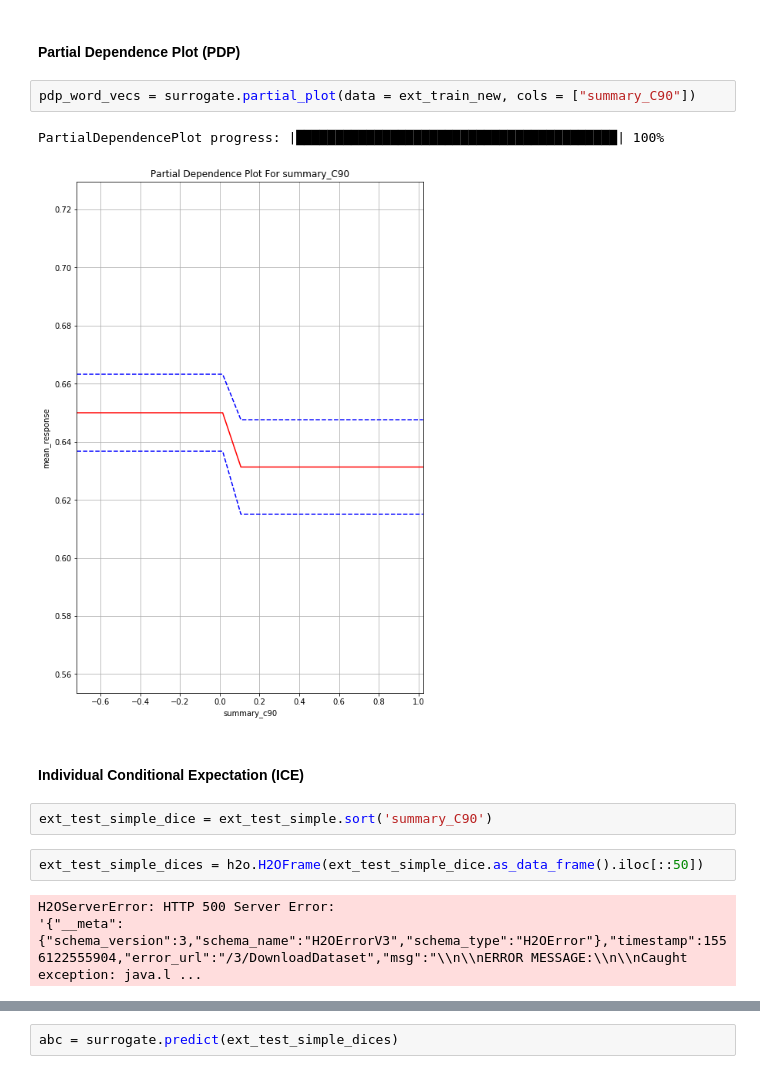
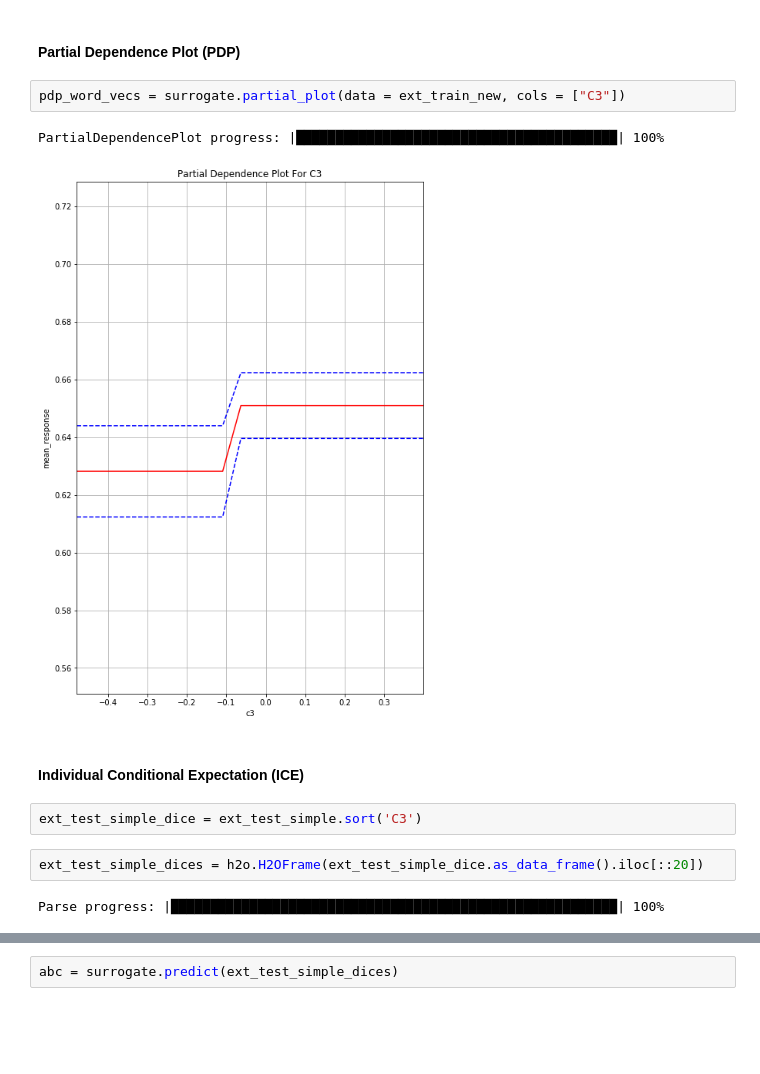
Before and after one commit to MandyMY/AI-Addin, a Jupyter notebook: Final Project.ipynb, the cells around one changed output, grey strips where cells are left out. Cells and saved outputs as stored; diff of their text form; blank space fills up the shorter version.

```diff
--- a/Final Project.ipynb
+++ b/Final Project.ipynb
@@ -378,19 +425,18 @@ surrogate.varimp_plot()
 # %% [markdown]
 #### Partial Dependence Plot (PDP)
 # %%
-pdp_word_vecs = surrogate.partial_plot(data = ext_train_new, cols = ["summary_C90"])
+pdp_word_vecs = surrogate.partial_plot(data = ext_train_new, cols = ["C3"])
 # %% [output]
 PartialDependencePlot progress: |█████████████████████████████████████████| 100%
-[figure, old version]
+[figure, new version]
 # %% [markdown]
 #### Individual Conditional Expectation (ICE)
 # %%
-ext_test_simple_dice = ext_test_simple.sort('summary_C90')
+ext_test_simple_dice = ext_test_simple.sort('C3')
 # %%
-ext_test_simple_dices = h2o.H2OFrame(ext_test_simple_dice.as_data_frame().iloc[::50])
+ext_test_simple_dices = h2o.H2OFrame(ext_test_simple_dice.as_data_frame().iloc[::20])
 # %% [output]
-H2OServerError: HTTP 500 Server Error:
-'{"__meta":{"schema_version":3,"schema_name":"H2OErrorV3","schema_type":"H2OError"},"timestamp":1556122555904,"error_url":"/3/DownloadDataset","msg":"\\n\\nERROR MESSAGE:\\n\\nCaught exception: java.l ...
+Parse progress: |█████████████████████████████████████████████████████████| 100%
 # %%
 ext_test_simple_dices.shape
 # %% [output]
```
Also changed, not shown: parts of 25 cells of this notebook, 1 other file.
